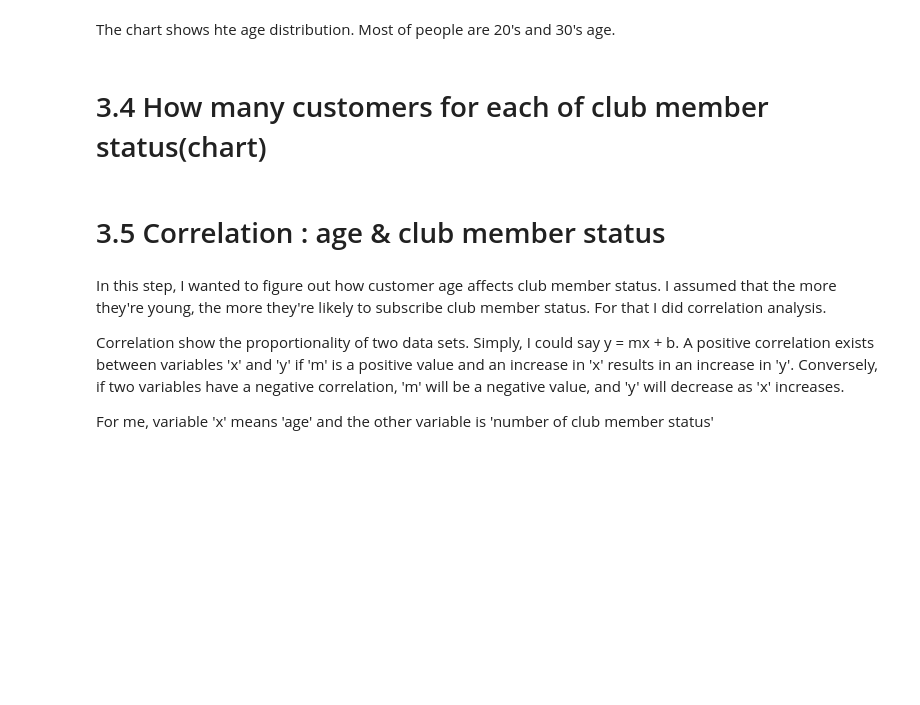
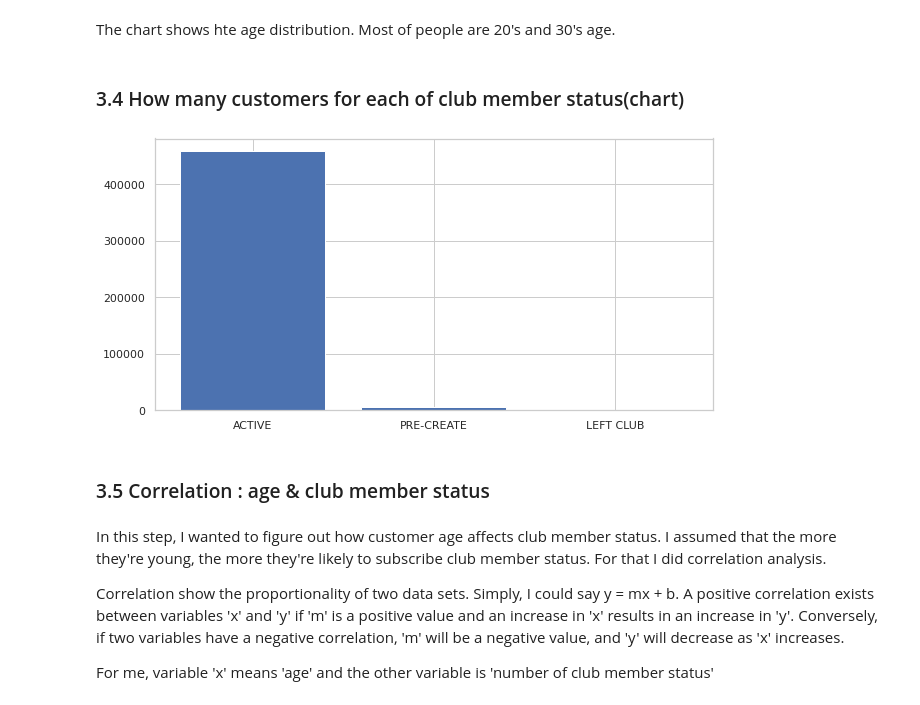
Before and after one commit to INA-95/H-M-Personalized-Fashion-Recommendations, a Jupyter notebook: EDA.ipynb, the cells around one changed output. Cells and saved outputs as stored; diff of their text form; code cells hidden in the pictures; blank space fills up the shorter version.

```diff
--- a/EDA.ipynb
+++ b/EDA.ipynb
@@ -280,5 +307,5 @@ distribution(customers, 'age')
 # %% [markdown]
 The chart shows hte age distribution. Most of people are 20's and 30's age.
 # %% [markdown]
-# 3.4 How many customers for each of club member status(chart)<a id=3.4></a>
+### 3.4 How many customers for each of club member status(chart)<a id=3.4></a>
 # %%
@@ -291,8 +316,12 @@ def bar_plot_for_club_member_status(status : List[str], number_of_customers : Li
 data = customers['club_member_status'].value_counts()
 status = list(data.index)
 number_of_customers = list(data.values)
+# %%
+bar_plot_for_club_member_status(status, number_of_customers)
+# %% [output]
+[figure, added]
 # %% [markdown]
-# 3.5 Correlation : age & club member status<a id=3.5></a>
+### 3.5 Correlation : age & club member status<a id=3.5></a>
 # %% [markdown]
 In this step, I wanted to figure out how customer age affects club member status. I assumed that the more they're young, the more they're likely to subscribe club member status. For that I did correlation analysis.
 
```
Also changed, not shown: parts of 51 cells of this notebook.
